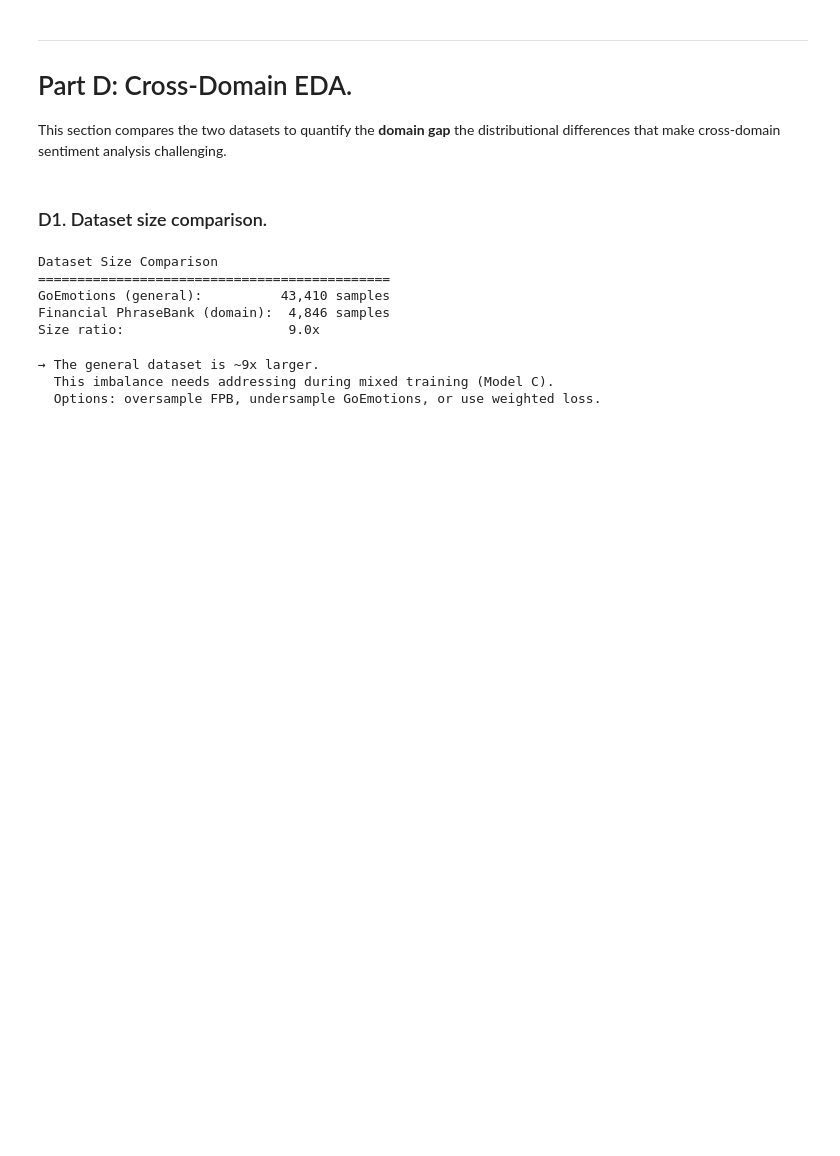
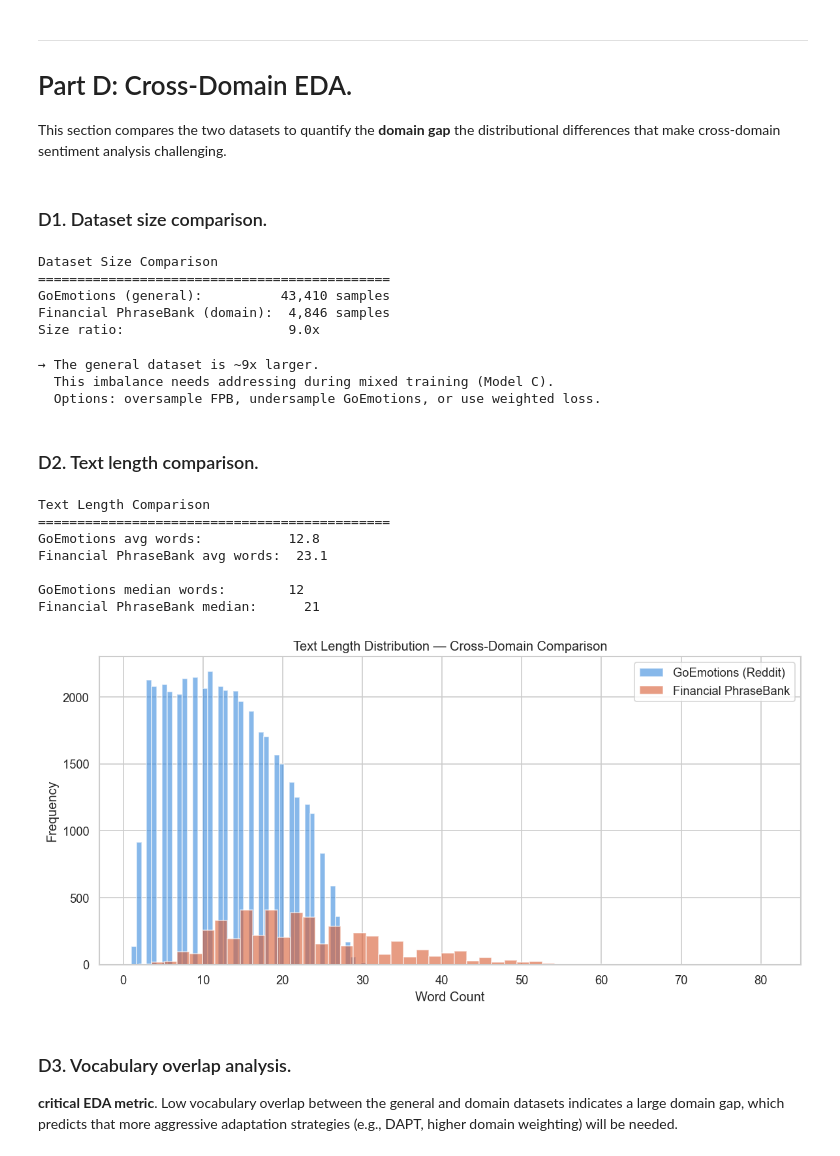
Before and after one commit to Kevinmonitor/TECHNOLOGY-DESIGN-PROJECT, a Jupyter notebook: Dataset_Explorer_GoEmotions_FinancialPhraseBank.ipynb, the cells around one changed output. Drawn from its saved outputs; the diff is of its cells as text; code cells hidden in the pictures; blank space fills up the shorter version.

Commit message:
Text length comparison.

```diff
--- a/Dataset_Explorer_GoEmotions_FinancialPhraseBank.ipynb
+++ b/Dataset_Explorer_GoEmotions_FinancialPhraseBank.ipynb
@@ -451,3 +451,35 @@ print('  Options: oversample FPB, undersample GoEmotions, or use weighted loss.'
 → The general dataset is ~9x larger.
   This imbalance needs addressing during mixed training (Model C).
   Options: oversample FPB, undersample GoEmotions, or use weighted loss.
+# %% [markdown]
+### D2. Text length comparison.
+# %%
+print('Text Length Comparison')
+print('=' * 45)
+print(f'GoEmotions avg words:           {ge_train["word_count"].mean():.1f}')
+print(f'Financial PhraseBank avg words:  {fpb_df["word_count"].mean():.1f}')
+print(f'\nGoEmotions median words:        {ge_train["word_count"].median():.0f}')
+print(f'Financial PhraseBank median:      {fpb_df["word_count"].median():.0f}')
+
+fig, ax = plt.subplots(figsize=(10, 5))
+ax.hist(ge_train['word_count'], bins=50, alpha=0.6, label='GoEmotions (Reddit)', color='#378ADD')
+ax.hist(fpb_df['word_count'], bins=50, alpha=0.6, label='Financial PhraseBank', color='#D85A30')
+ax.set_title('Text Length Distribution — Cross-Domain Comparison')
+ax.set_xlabel('Word Count')
+ax.set_ylabel('Frequency')
+ax.legend()
+plt.tight_layout()
+plt.show()
+# %% [output]
+Text Length Comparison
+=============================================
+GoEmotions avg words:           12.8
+Financial PhraseBank avg words:  23.1
+
+GoEmotions median words:        12
+Financial PhraseBank median:      21
+[figure, added]
+# %% [markdown]
+### D3. Vocabulary overlap analysis.
+
+**critical EDA metric**. Low vocabulary overlap between the general and domain datasets indicates a large domain gap, which predicts that more aggressive adaptation strategies (e.g., DAPT, higher domain weighting) will be needed.
```
